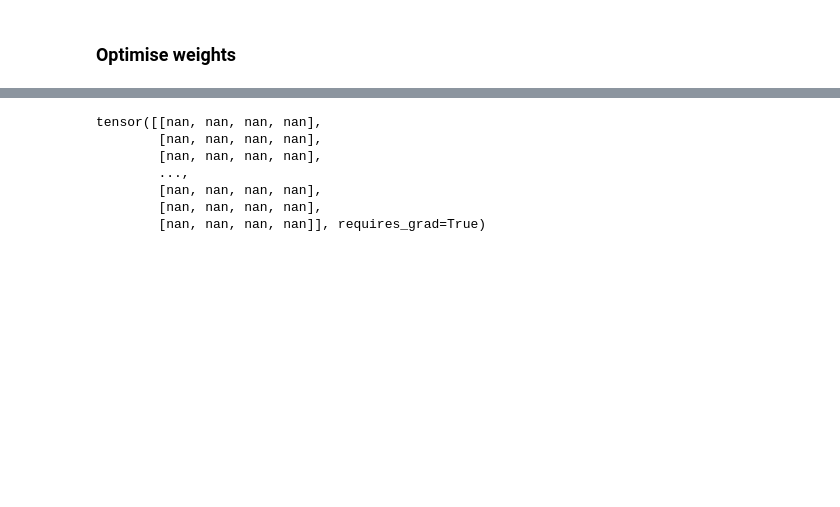
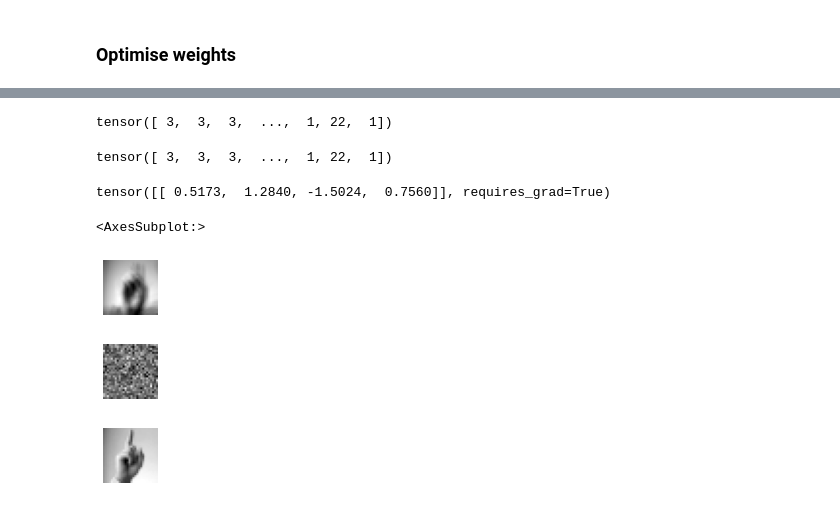
Before and after one commit to vinaykudari/my-jouney-into-machine-learning, a Jupyter notebook: _notebooks/2020-09-30-American-sign-language-classifier-from-scratch.ipynb, the cells around one changed output, grey strips where cells are left out. Cells and saved outputs as stored; diff of their text form; code cells hidden in the pictures; blank space fills up the shorter version.

```diff
--- a/_notebooks/2020-09-30-American-sign-language-classifier-from-scratch.ipynb
+++ b/_notebooks/2020-09-30-American-sign-language-classifier-from-scratch.ipynb
@@ -135,17 +143,14 @@ cross_entropy_loss(predictions, target_classes), cross_entropy_loss_py
 # %% [markdown]
 ### Optimise weights
-# %%
-learning_rate = 1e-3
 # %%
-def train(image_tensors, weights, bias, learning_rate, no_of_iterations):
-    for i in range(no_of_iterations):
-        predictions = get_predictions(image_tensors, weights, bias)
-        loss = cross_entropy_loss(predictions, target_classes)
-        print(f'Iteration {i}, Loss = {loss}')
+def train_epoch(dl, weights, bias, learning_rate):
+    for x, y in dl:
+        preds = get_predictions(x, weights, bias)
+        loss = cross_entropy_loss(preds, tensor([classes.index(item) for item in y]))
         loss.backward()
-        weights.data = weights.data - weights.grad * learning_rate
-        bias.data = bias.data - bias.grad * learning_rate
+        weights.data = weights.data - weights.grad*learning_rate
+        bias.data -= bias.grad*learning_rate
         weights.grad.zero_()
         bias.grad.zero_()
+    print(f'loss={loss}')
+    return weights, bias
-# %%
-train(image_tensors, weights, bias, learning_rate=10, no_of_iterations=1000)
@@ -169,0 +157,4 @@ Iteration 999, Loss = nan
+# %%
+for i in range(50):
+    dl = DataLoader(get_dataset(train_df), batch_size=256)
+    weights, bias = train_epoch(dl, weights, bias, 1e-1)
@@ -182,10 +191,36 @@ tensor(0.2666)
-# %%
-weights
-# %% [output]
-tensor([[nan, nan, nan, nan],
-        [nan, nan, nan, nan],
-        [nan, nan, nan, nan],
-        ...,
-        [nan, nan, nan, nan],
-        [nan, nan, nan, nan],
-        [nan, nan, nan, nan]], requires_grad=True)
+# %%
+preds
+# %% [output]
+tensor([ 3,  3,  3,  ...,  1, 22,  1])
+# %%
+test_labels
+# %% [output]
+tensor([ 3,  3,  3,  ...,  1, 22,  1])
+# %%
+bias
+# %% [output]
+tensor([[ 0.5173,  1.2840, -1.5024,  0.7560]], requires_grad=True)
+# %%
+show_image(
+    torch.reshape(
+        tensor(df[df.label == classes[0]].values).float().mean(0)[1:],
+        (28, 28)
+    ),
+    cmap='gray'
+)
+show_image(
+    torch.reshape(weights[:, 0], (28, 28)),
+    cmap='gray'
+)
+show_image(
+    torch.reshape(
+        tensor(df[df.label == classes[0]].values[0][1:]),
+        (28, 28)
+    ),
+    cmap='gray'
+)
+# %% [output]
+<AxesSubplot:>
+[figure, added]
+[figure, added]
+[figure, added]
```
Also changed, not shown: parts of 22 cells of this notebook.
